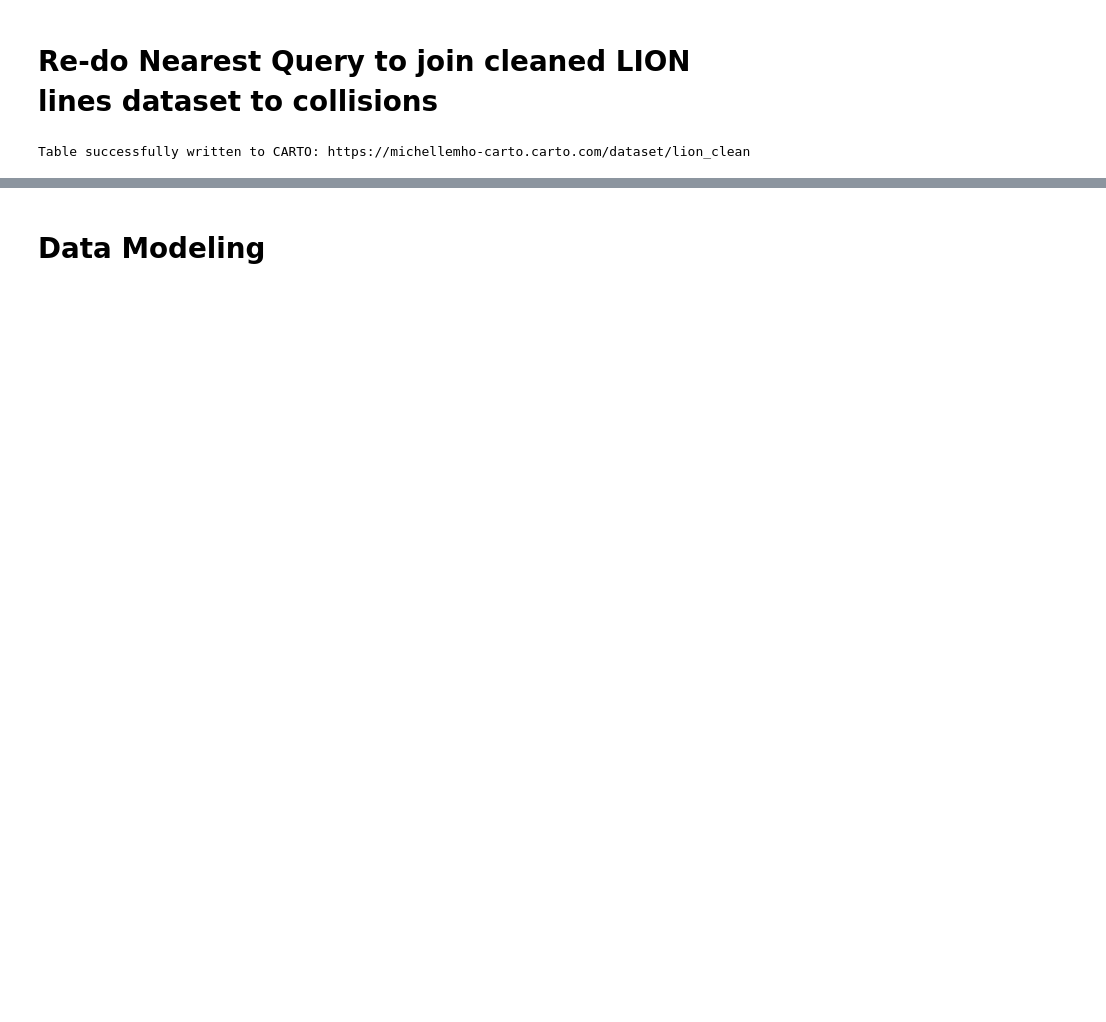
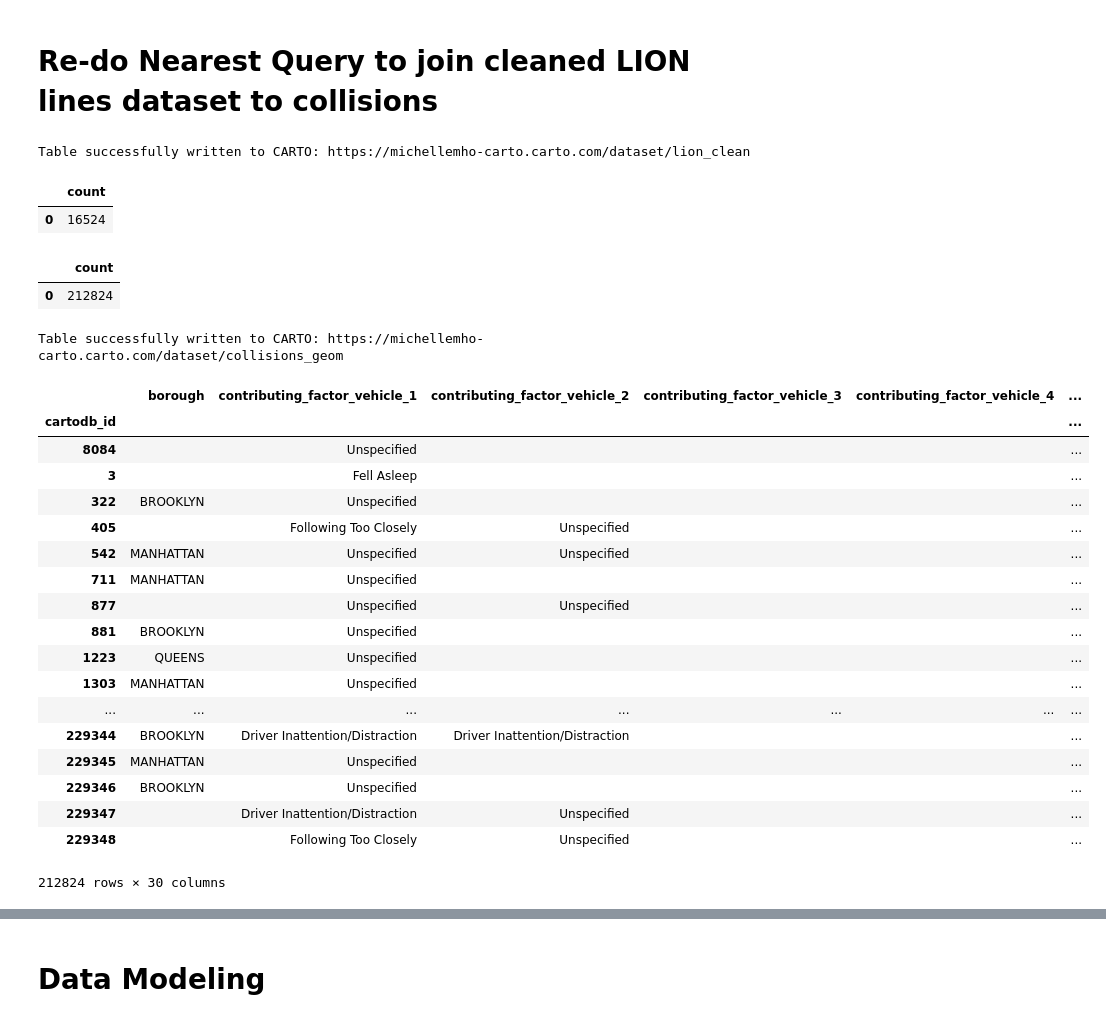
Before and after one commit to michellemho/nyc_collisions, a Jupyter notebook: NYC Road Collision Processing.ipynb, the cells around one changed output, grey strips where cells are left out. Cells and saved outputs as stored; diff of their text form; code cells hidden in the pictures; blank space fills up the shorter version.

```diff
--- a/NYC Road Collision Processing.ipynb
+++ b/NYC Road Collision Processing.ipynb
@@ -335,3 +335,36 @@ Table successfully written to CARTO: https://michellemho-carto.carto.com/dataset
+# %%
+cc.query('select count(*) from nypd_collisions_2017 where the_geom is null')
+# %% [output]
+|  | count |
+| 0 | 16524 |
+# %%
+cc.query('select count(*) from nypd_collisions_2017 where the_geom is not null')
+# %% [output]
+|  | count |
+| 0 | 212824 |
+# %%
+cc.query('SELECT * from nypd_collisions_2017 where the_geom is not null', table_name='collisions_geom')
+# %% [output]
+Table successfully written to CARTO: https://michellemho-carto.carto.com/dataset/collisions_geom
+|  | borough | contributing_factor_vehicle_1 | contributing_factor_vehicle_2 | contributing_factor_vehicle_3 | contributing_factor_vehicle_4 | ... |
+| cartodb_id |  |  |  |  |  | ... |
+| 8084 |  | Unspecified |  |  |  | ... |
+| 3 |  | Fell Asleep |  |  |  | ... |
+| 322 | BROOKLYN | Unspecified |  |  |  | ... |
+| 405 |  | Following Too Closely | Unspecified |  |  | ... |
+| 542 | MANHATTAN | Unspecified | Unspecified |  |  | ... |
+| 711 | MANHATTAN | Unspecified |  |  |  | ... |
+| 877 |  | Unspecified | Unspecified |  |  | ... |
+| 881 | BROOKLYN | Unspecified |  |  |  | ... |
+| 1223 | QUEENS | Unspecified |  |  |  | ... |
+| 1303 | MANHATTAN | Unspecified |  |  |  | ... |
+| ... | ... | ... | ... | ... | ... | ... |
+| 229344 | BROOKLYN | Driver Inattention/Distraction | Driver Inattention/Distraction |  |  | ... |
+| 229345 | MANHATTAN | Unspecified |  |  |  | ... |
+| 229346 | BROOKLYN | Unspecified |  |  |  | ... |
+| 229347 |  | Driver Inattention/Distraction | Unspecified |  |  | ... |
+| 229348 |  | Following Too Closely | Unspecified |  |  | ... |
+212824 rows × 30 columns
 # %%
 find_nearest_query = '''
 SELECT
```
Also changed, not shown: parts of 34 cells of this notebook, 1 other file.
